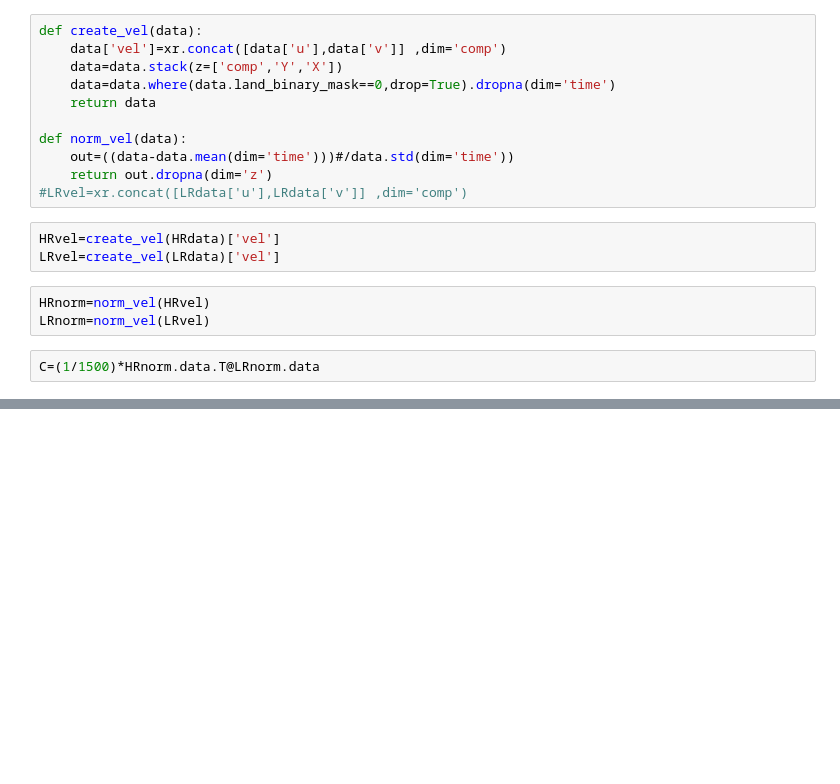
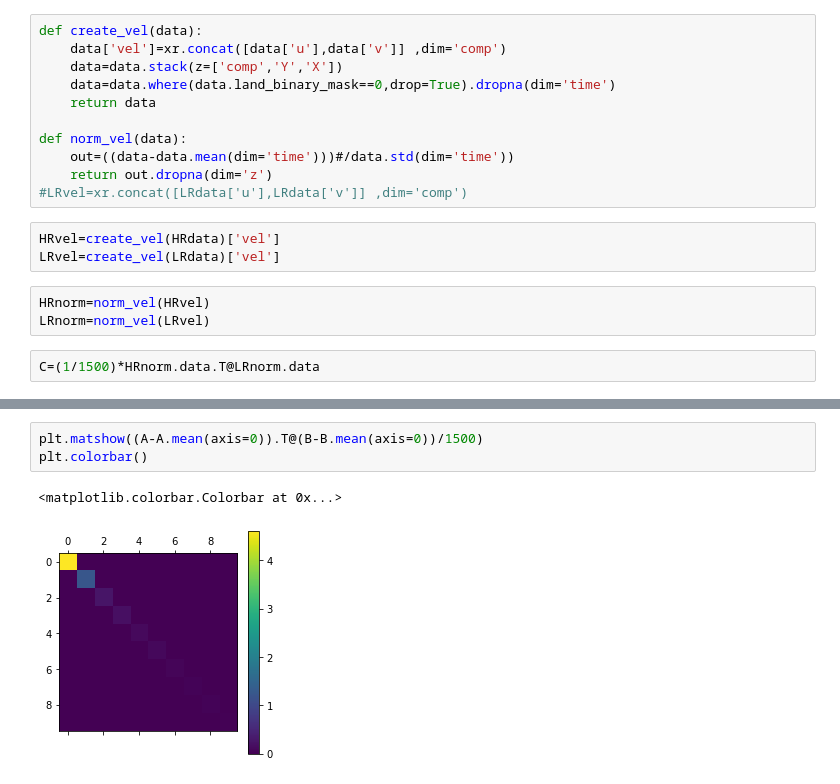
Before and after one commit to galendal/FACTS, a Jupyter notebook: MCA.ipynb, the cells around one changed output, grey strips where cells are left out. Cells and saved outputs as stored; diff of their text form; blank space fills up the shorter version.

```diff
--- a/MCA.ipynb
+++ b/MCA.ipynb
@@ -141,0 +263,6 @@ array([4.61034966e+00, 1.22803581e+00, 2.69444972e-01, 1.96841329e-01,
+# %%
+plt.matshow((A-A.mean(axis=0)).T@(B-B.mean(axis=0))/1500)
+plt.colorbar()
+# %% [output]
+<matplotlib.colorbar.Colorbar at 0x...>
+[figure, added]
```
Also changed, not shown: parts of 19 cells of this notebook.
